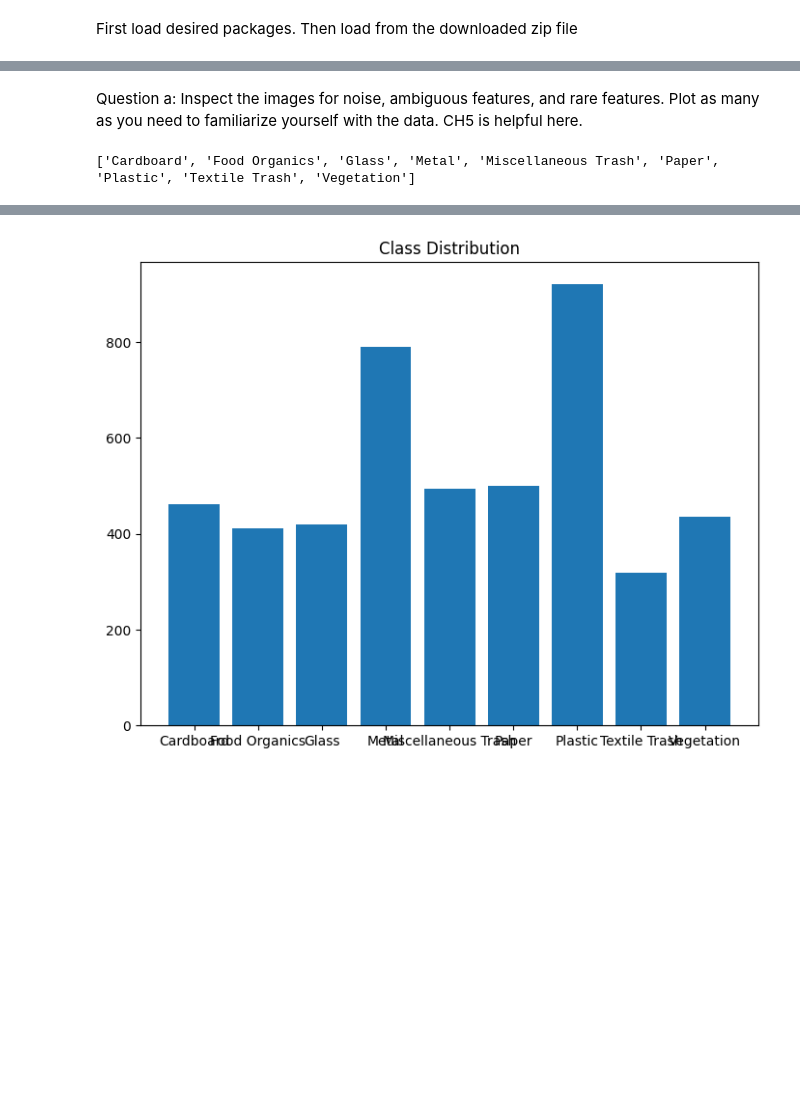
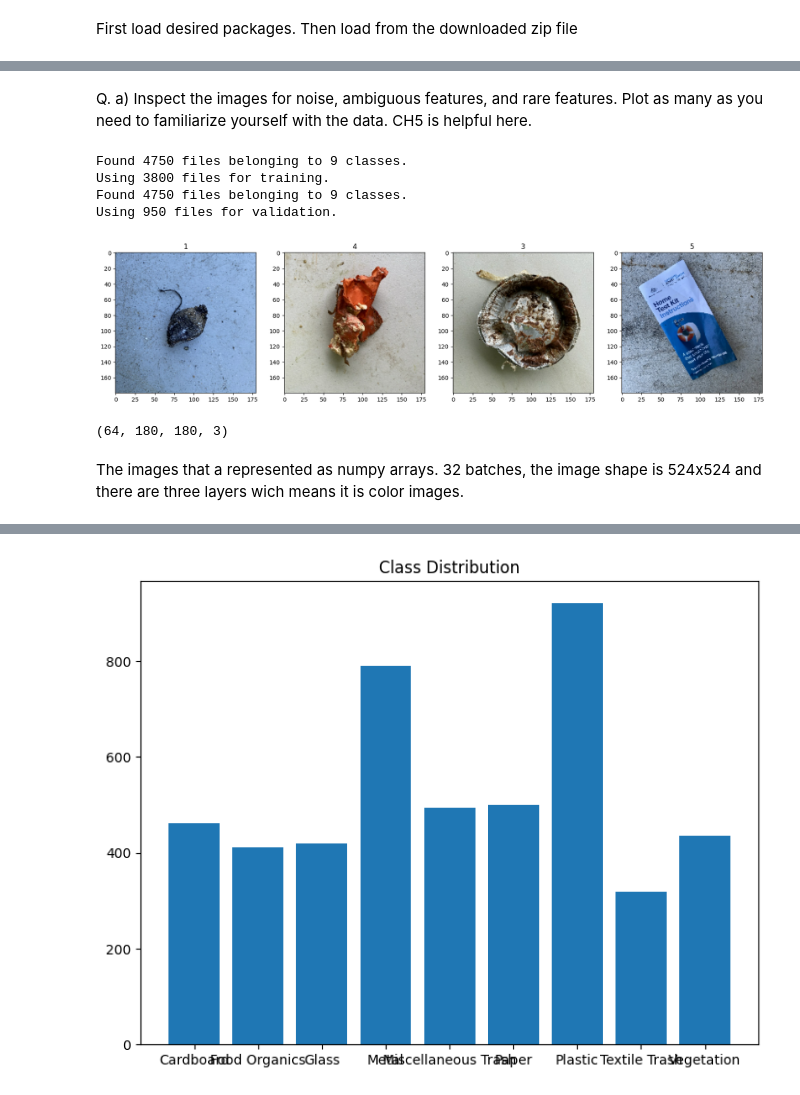
Before and after one commit to hellum55/ML2, a Jupyter notebook: Exam 2024/Part 2/Deep_Learning_predict_waste.ipynb, the cells around one changed output, grey strips where cells are left out. Drawn from its saved outputs; the diff is of its cells as text; code cells hidden in the pictures; blank space fills up the shorter version.

Commit message:
Oprettet med Colab

```diff
--- a/Exam 2024/Part 2/Deep_Learning_predict_waste.ipynb
+++ b/Exam 2024/Part 2/Deep_Learning_predict_waste.ipynb
@@ -33,14 +20,41 @@ Files have been extracted to /content/gdrive/MyDrive/Colab Notebooks/data_waste
 # %% [markdown]
-Question a: Inspect the images for noise, ambiguous features, and rare features. Plot as many as you need
+Q. a)
+Inspect the images for noise, ambiguous features, and rare features. Plot as many as you need
 to familiarize yourself with the data. CH5 is helpful here.
-# %%
-# collect directory
-data_dir = Path('/content/gdrive/MyDrive/Colab Notebooks/data_waste/realwaste-main/RealWaste')
-
-transformer = T.Compose([T.Resize((32, 32)), T.ToTensor()])
-dataset = ImageFolder(data_dir, transform = transformer)
-
-# display class names
-print(dataset.classes)
-# %% [output]
-['Cardboard', 'Food Organics', 'Glass', 'Metal', 'Miscellaneous Trash', 'Paper', 'Plastic', 'Textile Trash', 'Vegetation']
+# %%
+train_dataset = image_dataset_from_directory(
+    directory = '/content/drive/MyDrive/Colab Notebooks/data_waste/realwaste-main/RealWaste',
+    image_size=(180, 180),
+    batch_size=64,
+    seed = 123,
+    validation_split = 0.2,
+    subset = 'training')
+validation_dataset = image_dataset_from_directory(
+    directory = '/content/drive/MyDrive/Colab Notebooks/data_waste/realwaste-main/RealWaste',
+    image_size=(180, 180),
+    batch_size=64,
+    seed = 123,
+    validation_split = 0.2,
+    subset = 'validation')
+# %% [output]
+Found 4750 files belonging to 9 classes.
+Using 3800 files for training.
+Found 4750 files belonging to 9 classes.
+Using 950 files for validation.
+# %%
+data_iterator = train_dataset.as_numpy_iterator()
+# %%
+batch = data_iterator.next()
+# %%
+fig, ax = plt.subplots(ncols=4, figsize=(20,20))
+for idx, img in enumerate(batch[0][:4]):
+    ax[idx].imshow(img.astype(int))
+    ax[idx].title.set_text(batch[1][idx])
+# %% [output]
+[figure, added]
+# %%
+batch[0].shape
+# %% [output]
+(64, 180, 180, 3)
+# %% [markdown]
+The images that a represented as numpy arrays. 32 batches, the image shape is 524x524 and there are three layers wich means it is color images.
```
Also changed, not shown: parts of 21 cells of this notebook.
